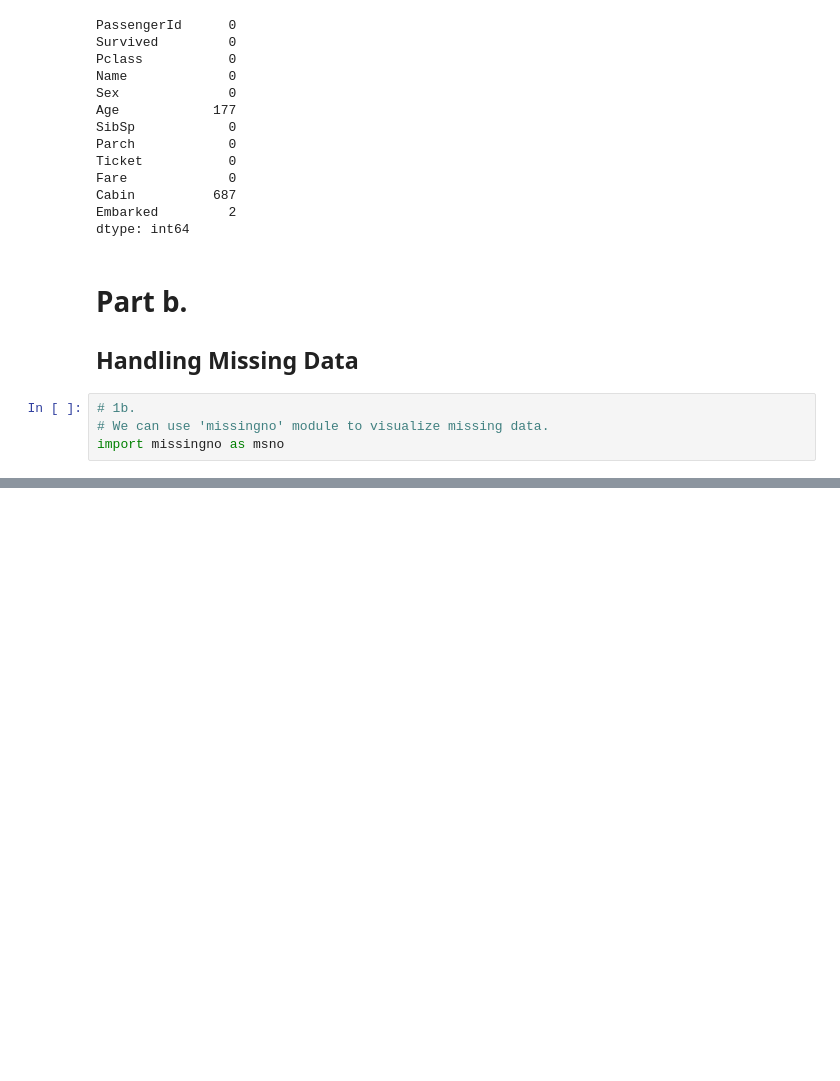
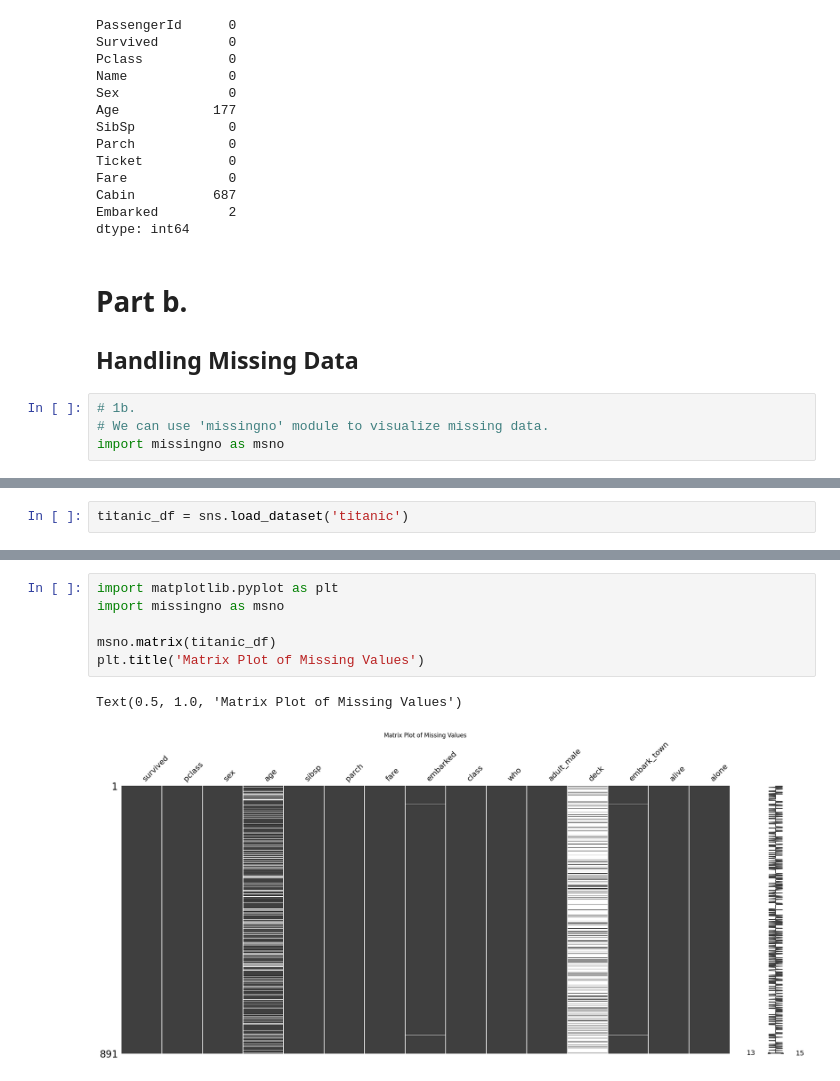
Before and after one commit to mseifoori/Machine-Learning-Exercises, a Jupyter notebook: Data_Processing/Notes/EDA_notes.ipynb, the cells around one changed output, grey strips where cells are left out. Saved outputs shown, nothing was run; the diff lists cells and outputs as text; blank space fills up the shorter version.

```diff
--- a/Data_Processing/Notes/EDA_notes.ipynb
+++ b/Data_Processing/Notes/EDA_notes.ipynb
@@ -343,3 +344,5 @@ import missingno as msno
 # MNAR:
 # MNAR is the most problematic type of missing data because it can introduce significant bias into your analysis.
 # Occurs when the probability of missing data on a variable Y is related to the values of Y itself, even after controlling for other variables.
+# %%
+titanic_df = sns.load_dataset('titanic')
@@ -345,0 +381,9 @@ import missingno as msno
+# %%
+import matplotlib.pyplot as plt
+import missingno as msno
+
+msno.matrix(titanic_df)
+plt.title('Matrix Plot of Missing Values')
+# %% [output]
+Text(0.5, 1.0, 'Matrix Plot of Missing Values')
+[figure, added]
```
Also changed, not shown: parts of 4 cells of this notebook, 3 other files.
